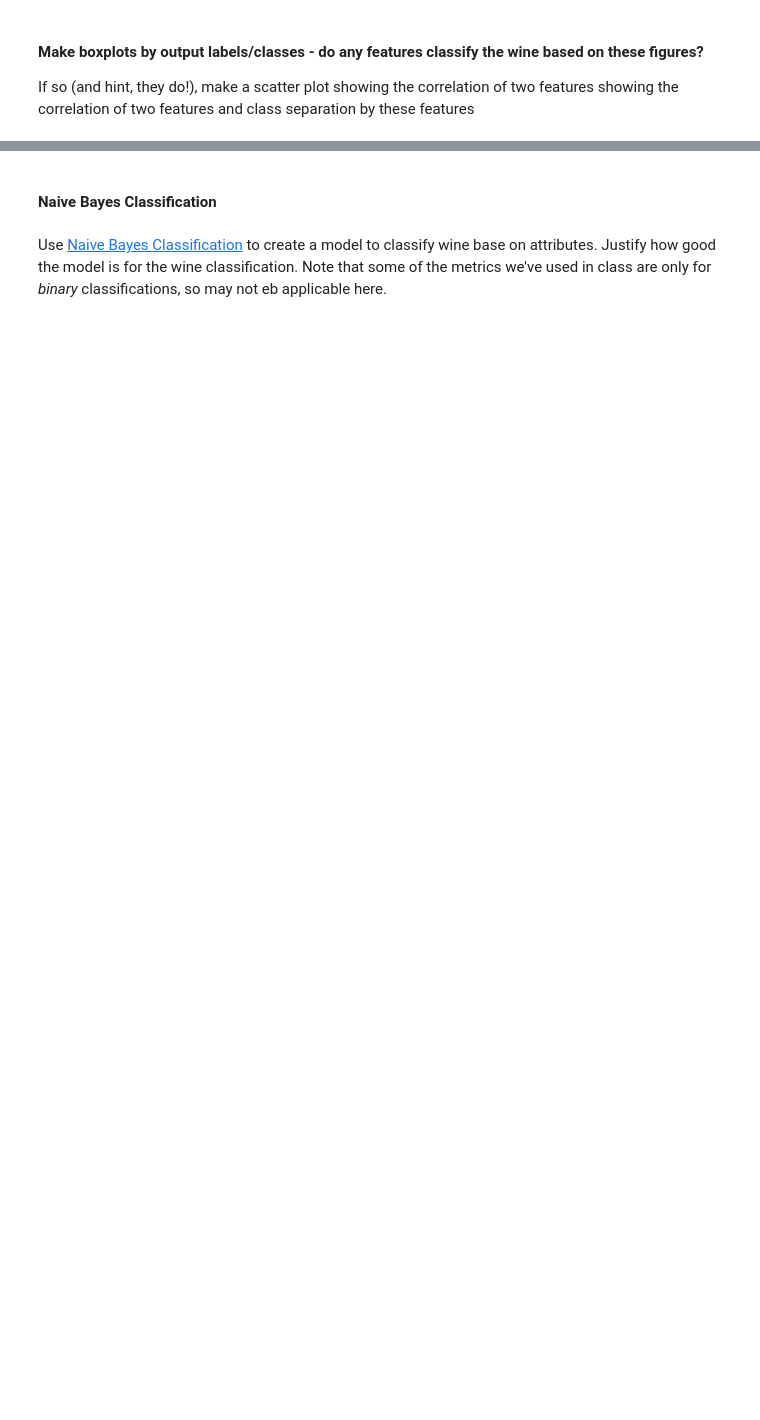
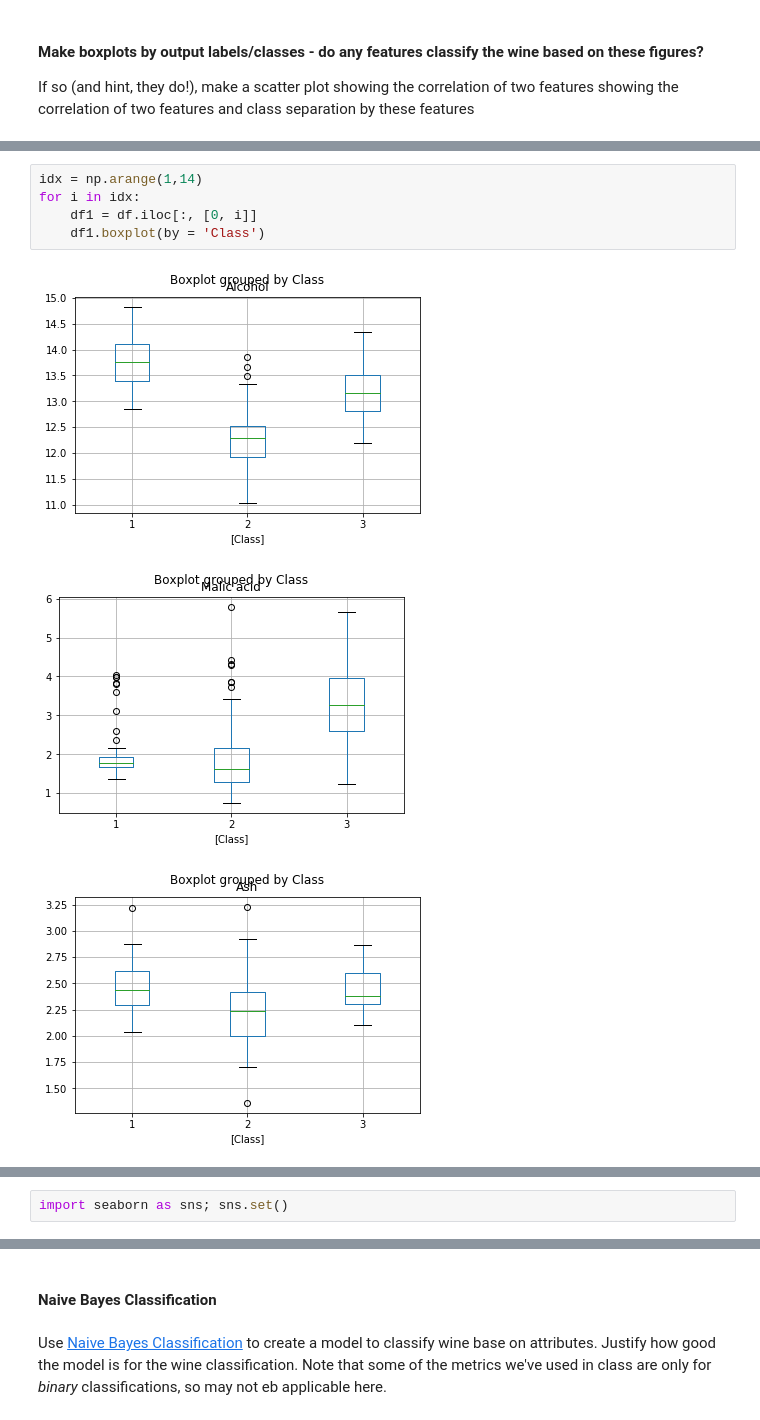
Before and after one commit to xinranjqb/516x, a Jupyter notebook: module3/Naive_Bayes_Classification_Task.ipynb, the cells around one changed output, grey strips where cells are left out. Cells and saved outputs as stored; diff of their text form; blank space fills up the shorter version.

```diff
--- a/module3/Naive_Bayes_Classification_Task.ipynb
+++ b/module3/Naive_Bayes_Classification_Task.ipynb
@@ -37,0 +59,9 @@ If so (and hint, they do!), make a scatter plot showing the correlation of two f
+# %%
+idx = np.arange(1,14)
+for i in idx:
+    df1 = df.iloc[:, [0, i]]
+    df1.boxplot(by = 'Class')
+# %% [output]
+[figure, added]
+[figure, added]
+[figure, added]
@@ -37,0 +78,2 @@ If so (and hint, they do!), make a scatter plot showing the correlation of two f
+# %%
+import seaborn as sns; sns.set()
```
Also changed, not shown: parts of 13 cells of this notebook.
